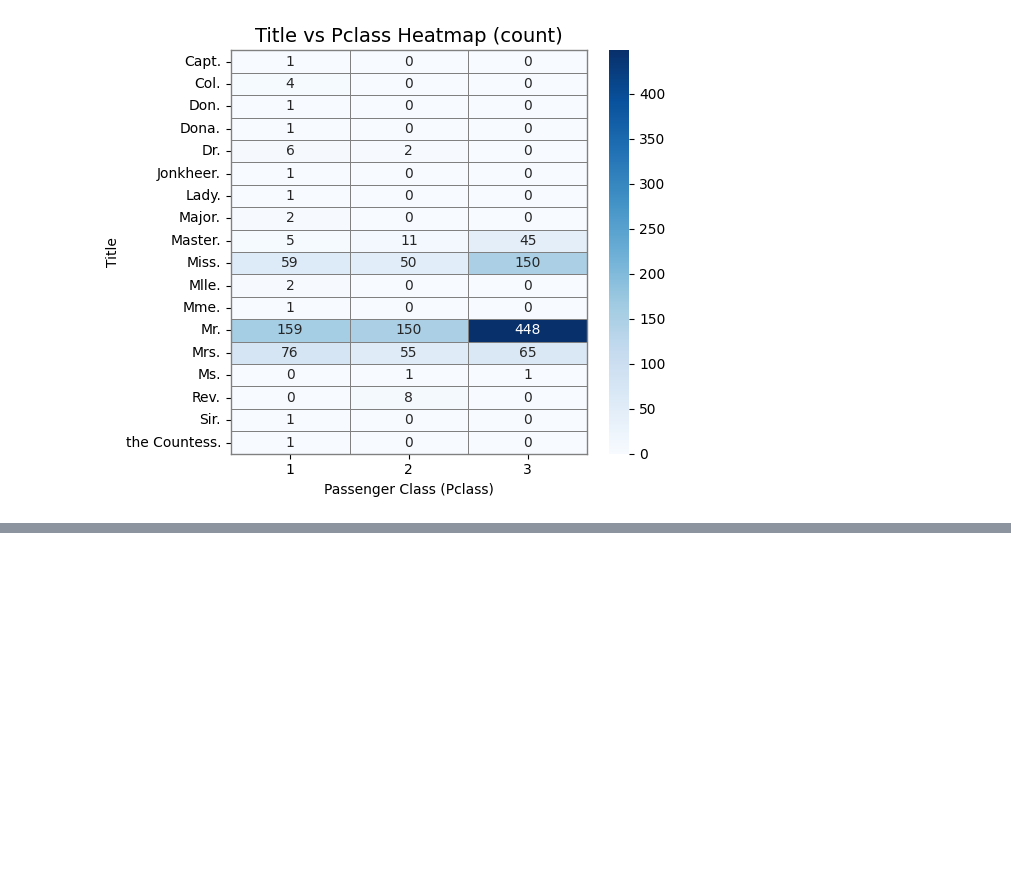
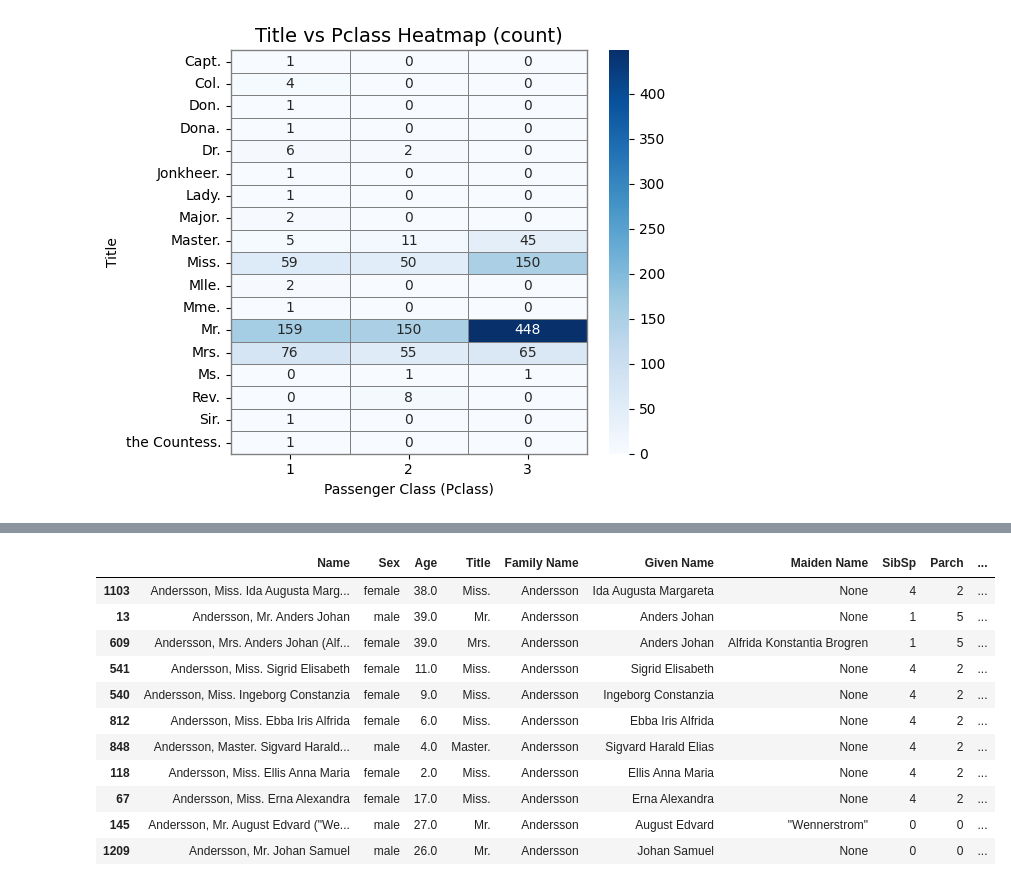
Before and after one commit to powernusa/titanic-eda, a Jupyter notebook: titanic_eda.ipynb, the cells around one changed output, grey strips where cells are left out. Cells and saved outputs as stored; diff of their text form; code cells hidden in the pictures; blank space fills up the shorter version.

Commit message:
deep dive into family data

```diff
--- a/titanic_eda.ipynb
+++ b/titanic_eda.ipynb
@@ -871,0 +878,3 @@ plt,_,_ = sns_pivot_heatmap(df_crosstab,
+# %%
+sel_columns = ["Name", "Sex","Age", "Title", "Family Name", "Given Name", "Maiden Name",
+               "SibSp", "Parch", "Family Size", "Ticket", "Cabin", "Pclass", "Survived"]
@@ -871,0 +891,16 @@ plt,_,_ = sns_pivot_heatmap(df_crosstab,
+# %%
+all_df.loc[all_df["Family Name"]=="Andersson"][sel_columns].sort_values(by=["Family Size", "Ticket", "Age"],
+                                                                         ascending=False)
+# %% [output]
+|  | Name | Sex | Age | Title | Family Name | Given Name | Maiden Name | SibSp | Parch | ... |
+| 1103 | Andersson, Miss. Ida Augusta Marg... | female | 38.0 | Miss. | Andersson | Ida Augusta Margareta | None | 4 | 2 | ... |
+| 13 | Andersson, Mr. Anders Johan | male | 39.0 | Mr. | Andersson | Anders Johan | None | 1 | 5 | ... |
+| 609 | Andersson, Mrs. Anders Johan (Alf... | female | 39.0 | Mrs. | Andersson | Anders Johan | Alfrida Konstantia Brogren | 1 | 5 | ... |
+| 541 | Andersson, Miss. Sigrid Elisabeth | female | 11.0 | Miss. | Andersson | Sigrid Elisabeth | None | 4 | 2 | ... |
+| 540 | Andersson, Miss. Ingeborg Constanzia | female | 9.0 | Miss. | Andersson | Ingeborg Constanzia | None | 4 | 2 | ... |
+| 812 | Andersson, Miss. Ebba Iris Alfrida | female | 6.0 | Miss. | Andersson | Ebba Iris Alfrida | None | 4 | 2 | ... |
+| 848 | Andersson, Master. Sigvard Harald... | male | 4.0 | Master. | Andersson | Sigvard Harald Elias | None | 4 | 2 | ... |
+| 118 | Andersson, Miss. Ellis Anna Maria | female | 2.0 | Miss. | Andersson | Ellis Anna Maria | None | 4 | 2 | ... |
+| 67 | Andersson, Miss. Erna Alexandra | female | 17.0 | Miss. | Andersson | Erna Alexandra | None | 4 | 2 | ... |
+| 145 | Andersson, Mr. August Edvard ("We... | male | 27.0 | Mr. | Andersson | August Edvard | "Wennerstrom" | 0 | 0 | ... |
+| 1209 | Andersson, Mr. Johan Samuel | male | 26.0 | Mr. | Andersson | Johan Samuel | None | 0 | 0 | ... |
```
Also changed, not shown: parts of 10 cells of this notebook.
